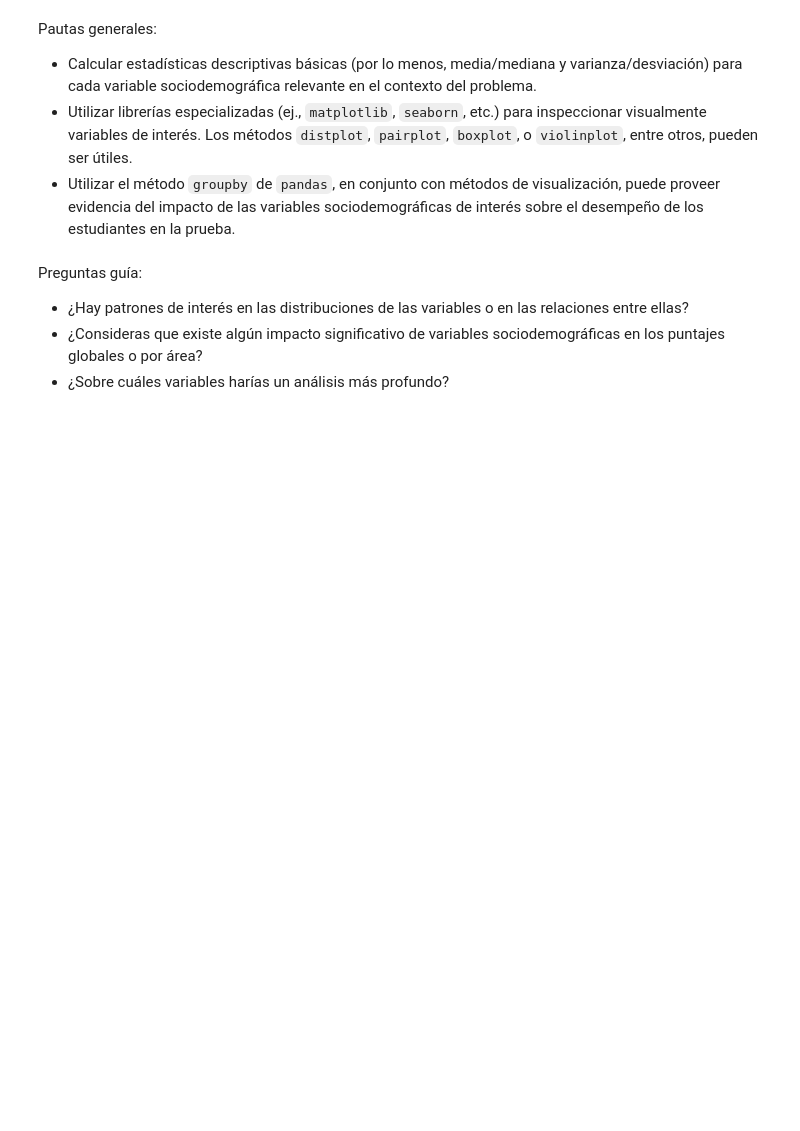
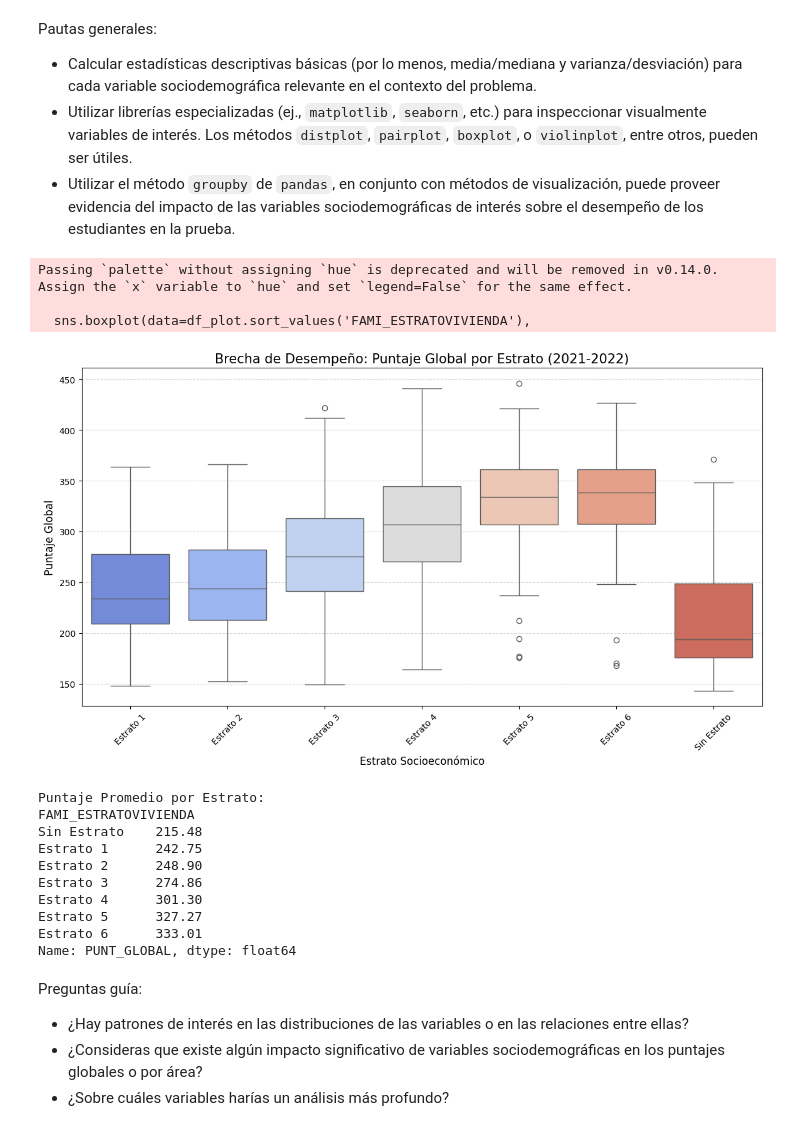
Before and after one commit to DaniYouIA/Machinelearning-DA, a Jupyter notebook: proyecto final.ipynb, the cells around one changed output. Drawn from its saved outputs; the diff is of its cells as text; code cells hidden in the pictures; blank space fills up the shorter version.

```diff
--- a/proyecto final.ipynb
+++ b/proyecto final.ipynb
@@ -73,3 +71,44 @@ Pautas generales:
+# %%
+import seaborn as sns
+import matplotlib.pyplot as plt
+
+if 'df_filtrado' in locals() and not df_filtrado.empty:
+    plt.figure(figsize=(14, 7))
+
+    # Limpiamos nulos para la visualización del estrato
+    df_plot = df_filtrado.dropna(subset=['FAMI_ESTRATOVIVIENDA', 'PUNT_GLOBAL'])
+
+    # Graficamos la brecha de puntaje por estrato
+    sns.boxplot(data=df_plot.sort_values('FAMI_ESTRATOVIVIENDA'),
+                x='FAMI_ESTRATOVIVIENDA', y='PUNT_GLOBAL', palette='coolwarm')
+
+    plt.title('Brecha de Desempeño: Puntaje Global por Estrato (2021-2022)', fontsize=15)
+    plt.xlabel('Estrato Socioeconómico', fontsize=12)
+    plt.ylabel('Puntaje Global', fontsize=12)
+    plt.xticks(rotation=45)
+    plt.grid(axis='y', linestyle='--', alpha=0.5)
+    plt.show()
+
+    # Tabla comparativa de promedios
+    print("\nPuntaje Promedio por Estrato:")
+    print(df_plot.groupby('FAMI_ESTRATOVIVIENDA')['PUNT_GLOBAL'].mean().round(2).sort_values())
+else:
+    print('No hay datos filtrados para visualizar.')
+# %% [output]
+Passing `palette` without assigning `hue` is deprecated and will be removed in v0.14.0. Assign the `x` variable to `hue` and set `legend=False` for the same effect.
+
+  sns.boxplot(data=df_plot.sort_values('FAMI_ESTRATOVIVIENDA'),
+[figure, added]
+Puntaje Promedio por Estrato:
+FAMI_ESTRATOVIVIENDA
+Sin Estrato    215.48
+Estrato 1      242.75
+Estrato 2      248.90
+Estrato 3      274.86
+Estrato 4      301.30
+Estrato 5      327.27
+Estrato 6      333.01
+Name: PUNT_GLOBAL, dtype: float64
 # %% [markdown]
 Preguntas guía:
 
```
Also changed, not shown: parts of 40 cells of this notebook.
